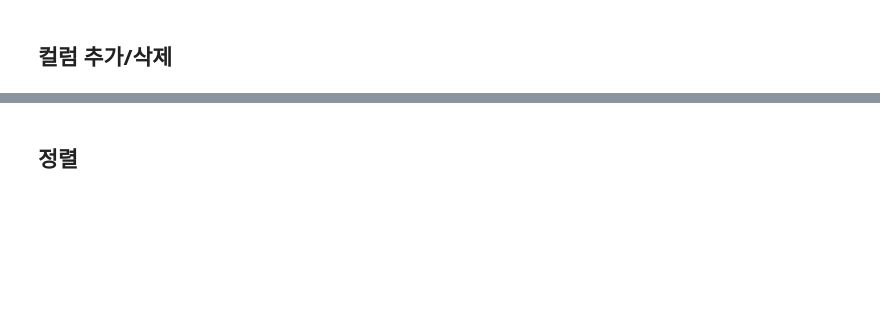
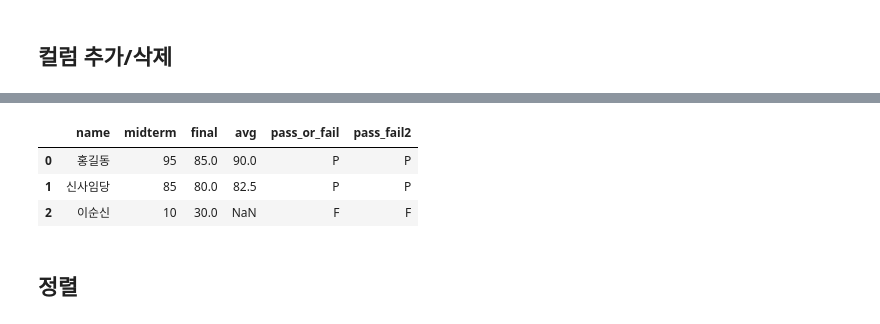
Before and after one commit to kimjeongjaejae-SKN33/05_data_analysis, a Jupyter notebook: 02_pandas/02_dataframe.ipynb, the cells around one changed output, grey strips where cells are left out. Cells and saved outputs as stored; diff of their text form; code cells hidden in the pictures; blank space fills up the shorter version.

```diff
--- a/02_pandas/02_dataframe.ipynb
+++ b/02_pandas/02_dataframe.ipynb
@@ -361,2 +465,14 @@ df[(df['age'] >= 40) | (df['name'].str.contains('신'))]
+# %%
+def pass_or_fail2(record):
+    avg = (record['midterm'] + record['final']) / 2
+    return 'P' if avg >= 60 else 'F'
+
+df.loc[:, 'pass_fail2'] = df.apply(pass_or_fail2, axis=1)
+df
+# %% [output]
+|  | name | midterm | final | avg | pass_or_fail | pass_fail2 |
+| 0 | 홍길동 | 95 | 85.0 | 90.0 | P | P |
+| 1 | 신사임당 | 85 | 80.0 | 82.5 | P | P |
+| 2 | 이순신 | 10 | 30.0 | NaN | F | F |
 # %% [markdown]
 ## 정렬
```
Also changed, not shown: parts of 14 cells of this notebook.
